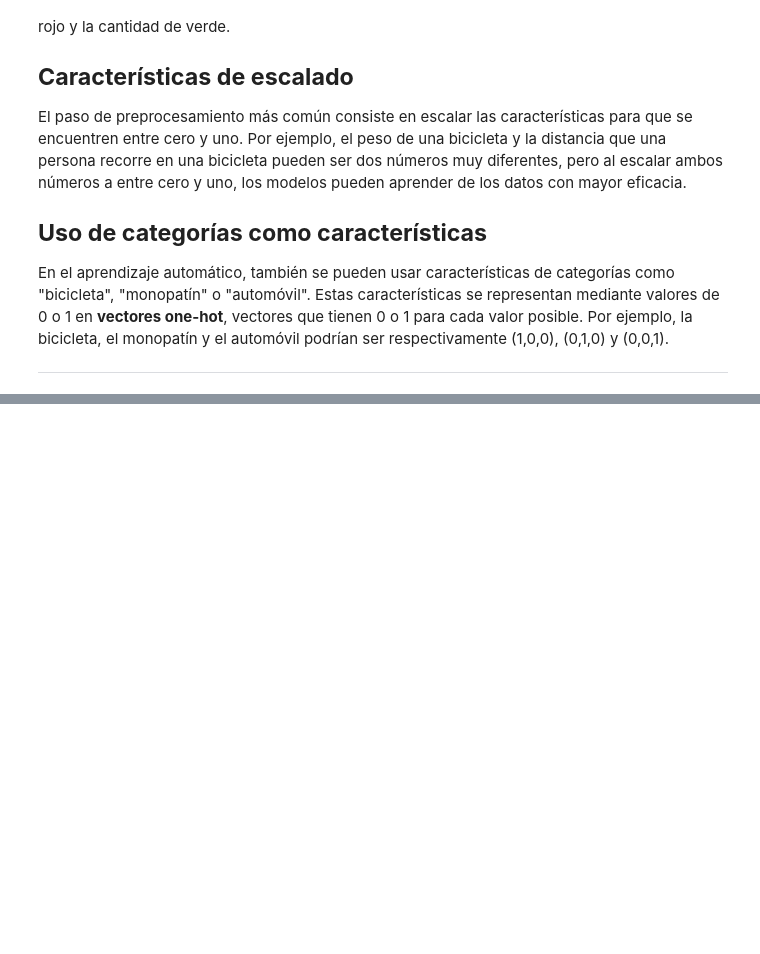
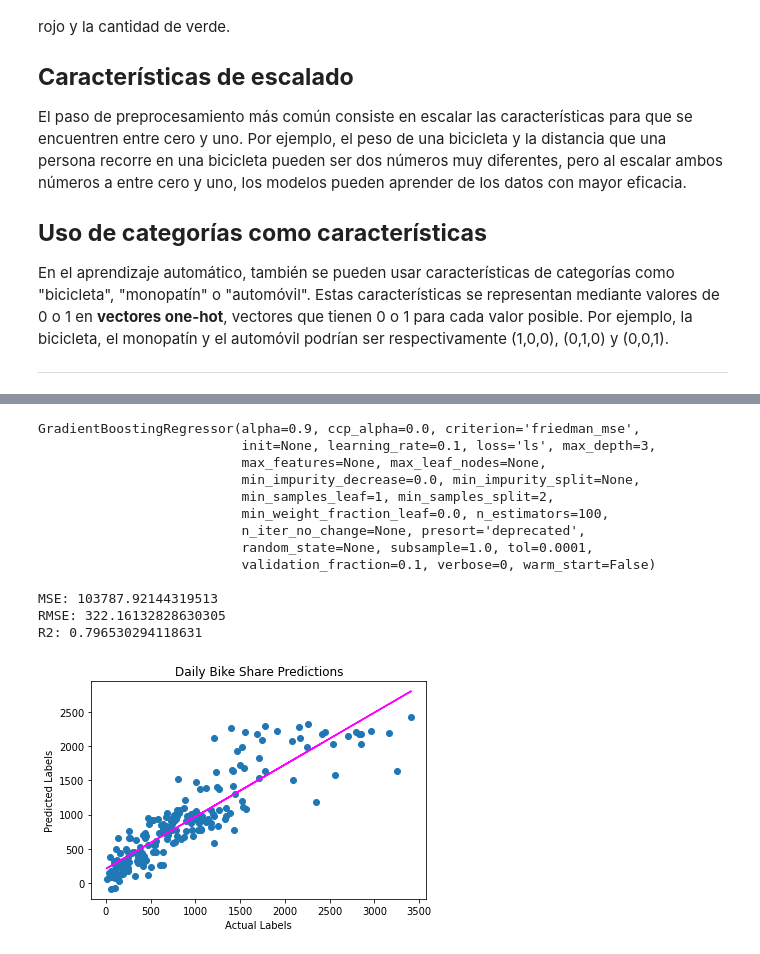
Before and after one commit to EMcoding17/ExtraccionConocimientosDeBD, a Jupyter notebook: Entrenar_Evaluar_Modelos_Regresion.ipynb, the cells around one changed output, grey strips where cells are left out. Cells and saved outputs as stored; diff of their text form; code cells hidden in the pictures; blank space fills up the shorter version.

Commit message:
Ejercicio: Optimización y guardado de modelos

```diff
--- a/Entrenar_Evaluar_Modelos_Regresion.ipynb
+++ b/Entrenar_Evaluar_Modelos_Regresion.ipynb
@@ -792,0 +856,43 @@ En el aprendizaje automático, también se pueden usar características de categ
+# %%
+# Train the model
+from sklearn.ensemble import GradientBoostingRegressor, RandomForestRegressor
+
+
+# Fit a lasso model on the training set
+model = GradientBoostingRegressor().fit(X_train, y_train)
+print (model, "\n")
+
+# Evaluate the model using the test data
+predictions = model.predict(X_test)
+mse = mean_squared_error(y_test, predictions)
+print("MSE:", mse)
+rmse = np.sqrt(mse)
+print("RMSE:", rmse)
+r2 = r2_score(y_test, predictions)
+print("R2:", r2)
+
+# Plot predicted vs actual
+plt.scatter(y_test, predictions)
+plt.xlabel('Actual Labels')
+plt.ylabel('Predicted Labels')
+plt.title('Daily Bike Share Predictions')
+# overlay the regression line
+z = np.polyfit(y_test, predictions, 1)
+p = np.poly1d(z)
+plt.plot(y_test,p(y_test), color='magenta')
+plt.show()
+# %% [output]
+GradientBoostingRegressor(alpha=0.9, ccp_alpha=0.0, criterion='friedman_mse',
+                          init=None, learning_rate=0.1, loss='ls', max_depth=3,
+                          max_features=None, max_leaf_nodes=None,
+                          min_impurity_decrease=0.0, min_impurity_split=None,
+                          min_samples_leaf=1, min_samples_split=2,
+                          min_weight_fraction_leaf=0.0, n_estimators=100,
+                          n_iter_no_change=None, presort='deprecated',
+                          random_state=None, subsample=1.0, tol=0.0001,
+                          validation_fraction=0.1, verbose=0, warm_start=False)
+
+MSE: 103787.92144319513
+RMSE: 322.16132828630305
+R2: 0.796530294118631
+[figure, added]
```
Also changed, not shown: parts of 18 cells of this notebook.
